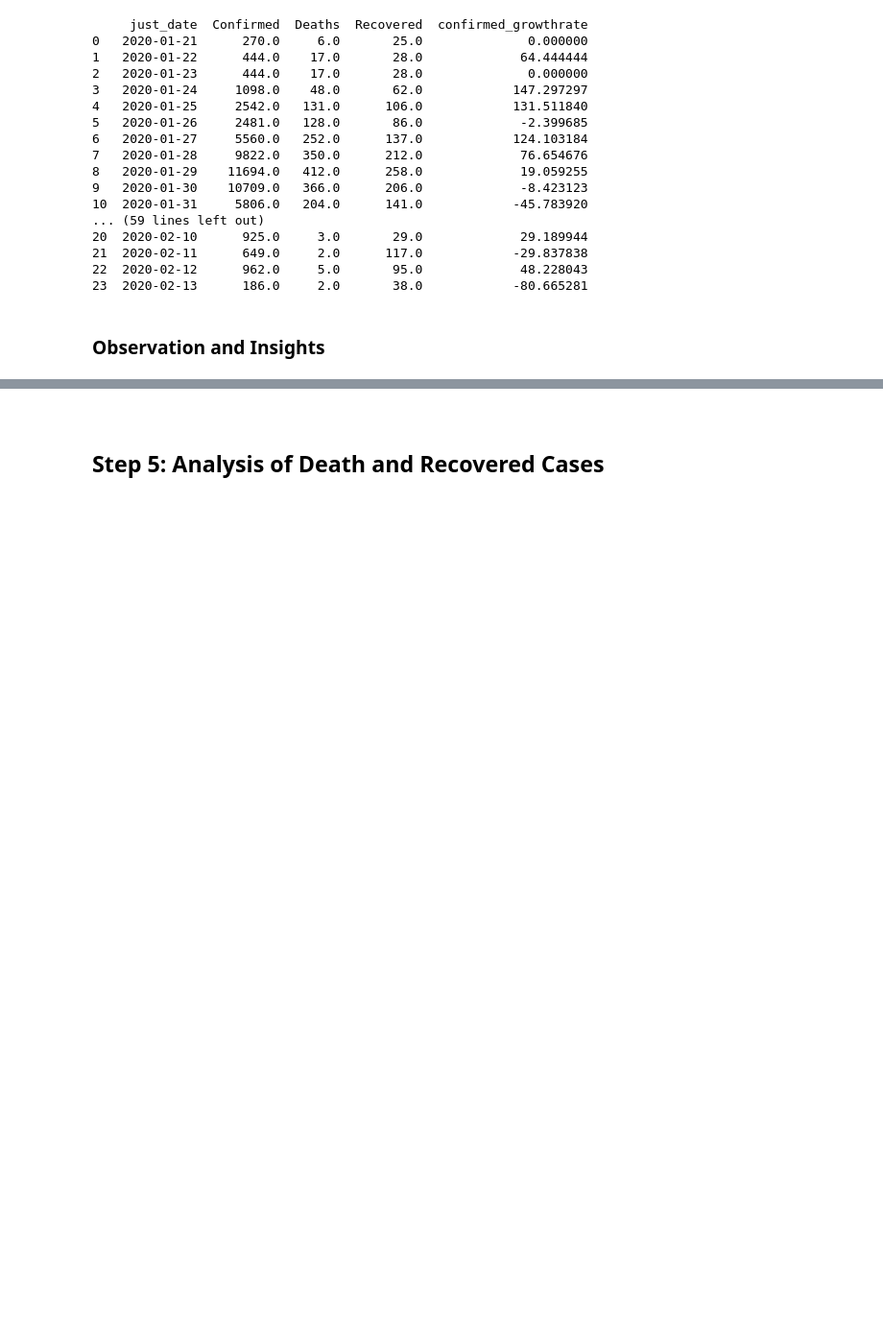
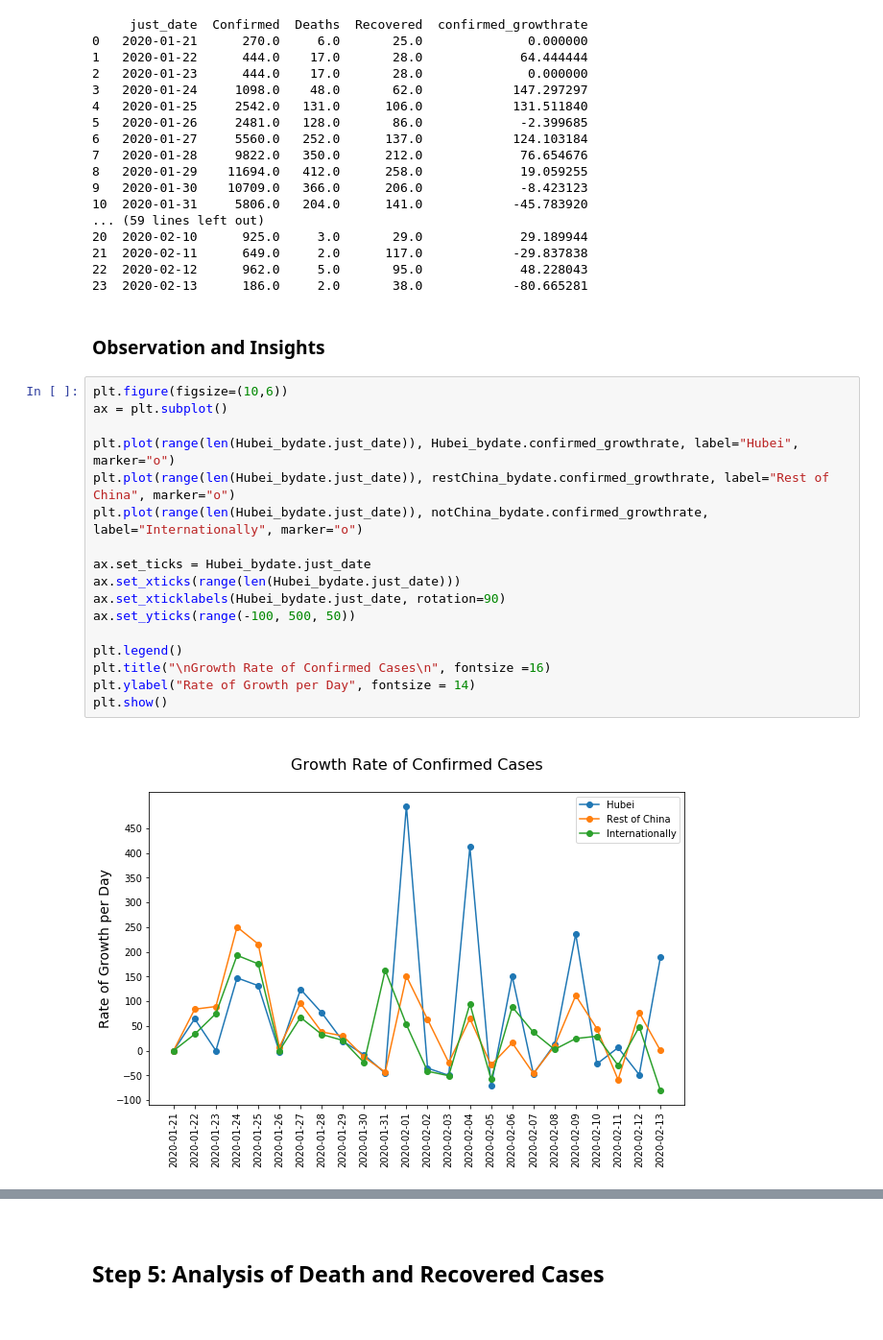
Before and after one commit to wchen928/COVID-19, a Jupyter notebook: COVID_analysis.ipynb, the cells around one changed output, grey strips where cells are left out. Shown: that part at 96% size. Cells and saved outputs as stored; diff of their text form; blank space fills up the shorter version.

```diff
--- a/COVID_analysis.ipynb
+++ b/COVID_analysis.ipynb
@@ -185,6 +221,25 @@ print(notChina_bydate)
 23  2020-02-13      186.0     2.0       38.0            -80.665281
 # %% [markdown]
 ### Observation and Insights
+# %%
+plt.figure(figsize=(10,6))
+ax = plt.subplot()
+
+plt.plot(range(len(Hubei_bydate.just_date)), Hubei_bydate.confirmed_growthrate, label="Hubei", marker="o")
+plt.plot(range(len(Hubei_bydate.just_date)), restChina_bydate.confirmed_growthrate, label="Rest of China", marker="o")
+plt.plot(range(len(Hubei_bydate.just_date)), notChina_bydate.confirmed_growthrate, label="Internationally", marker="o")
+
+ax.set_ticks = Hubei_bydate.just_date
+ax.set_xticks(range(len(Hubei_bydate.just_date)))
+ax.set_xticklabels(Hubei_bydate.just_date, rotation=90)
+ax.set_yticks(range(-100, 500, 50))
+
+plt.legend()
+plt.title("\nGrowth Rate of Confirmed Cases\n", fontsize =16)
+plt.ylabel("Rate of Growth per Day", fontsize = 14)
+plt.show()
+# %% [output]
+[figure, added]
 # %% [markdown]
 1. The growth rates of confirmed cases are really volatile, like noted in the obversation, it is probably due to **errors in data reporting**. It will be intersting to do some data treatment, for example, replacing the data points that have abnormal drop to an educated guess.
 
```
Also changed, not shown: parts of 20 cells of this notebook, 1 other file.
